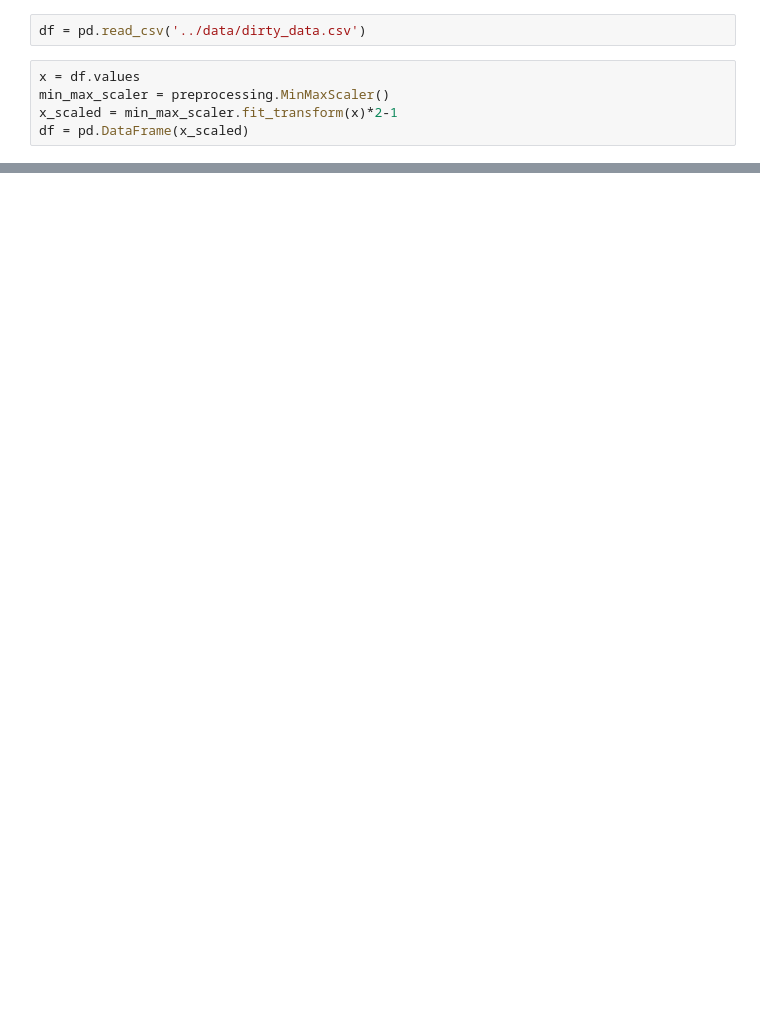
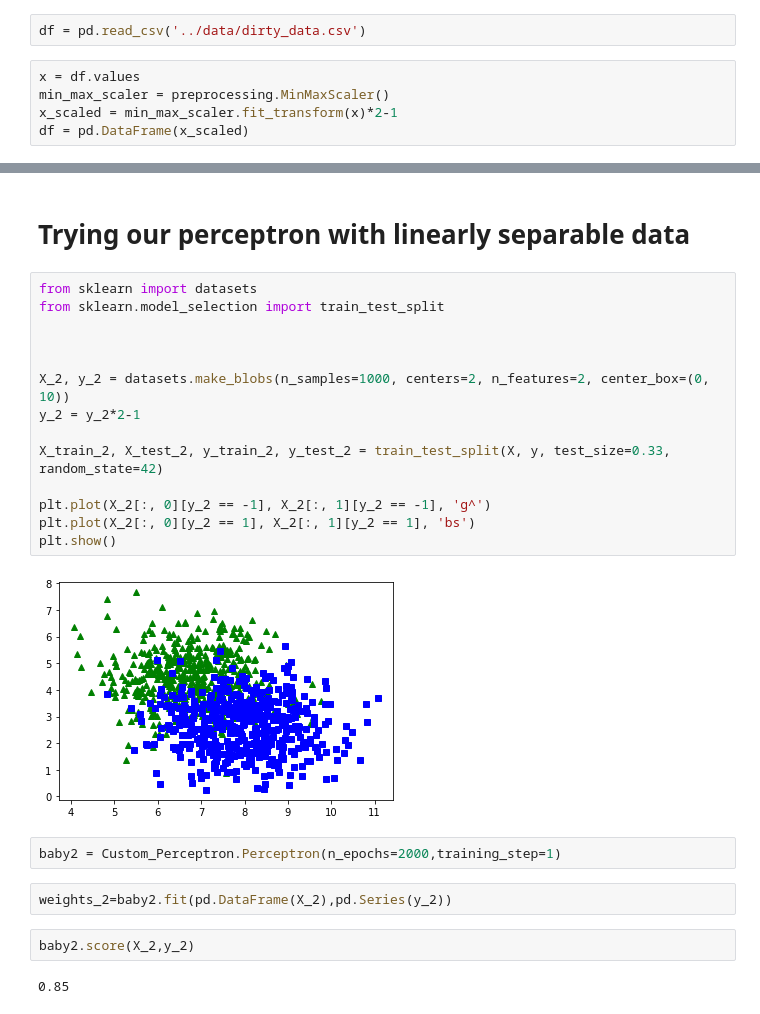
Before and after one commit to Pliploop/Perceptron_from_scratch, a Jupyter notebook: notebooks/EDA.ipynb, the cells around one changed output, grey strips where cells are left out. Saved outputs shown, nothing was run; the diff lists cells and outputs as text; blank space fills up the shorter version.

```diff
--- a/notebooks/EDA.ipynb
+++ b/notebooks/EDA.ipynb
@@ -26,0 +63,26 @@ df
+# %% [markdown]
+# Trying our perceptron with linearly separable data
+# %%
+from sklearn import datasets
+from sklearn.model_selection import train_test_split
+
+
+
+X_2, y_2 = datasets.make_blobs(n_samples=1000, centers=2, n_features=2, center_box=(0, 10))
+y_2 = y_2*2-1
+
+X_train_2, X_test_2, y_train_2, y_test_2 = train_test_split(X, y, test_size=0.33, random_state=42)
+
+plt.plot(X_2[:, 0][y_2 == -1], X_2[:, 1][y_2 == -1], 'g^')
+plt.plot(X_2[:, 0][y_2 == 1], X_2[:, 1][y_2 == 1], 'bs')
+plt.show()
+# %% [output]
+[figure, added]
+# %%
+baby2 = Custom_Perceptron.Perceptron(n_epochs=2000,training_step=1)
+# %%
+weights_2=baby2.fit(pd.DataFrame(X_2),pd.Series(y_2))
+# %%
+baby2.score(X_2,y_2)
+# %% [output]
+0.85
```
Also changed, not shown: parts of 18 cells of this notebook, 1 other file.
